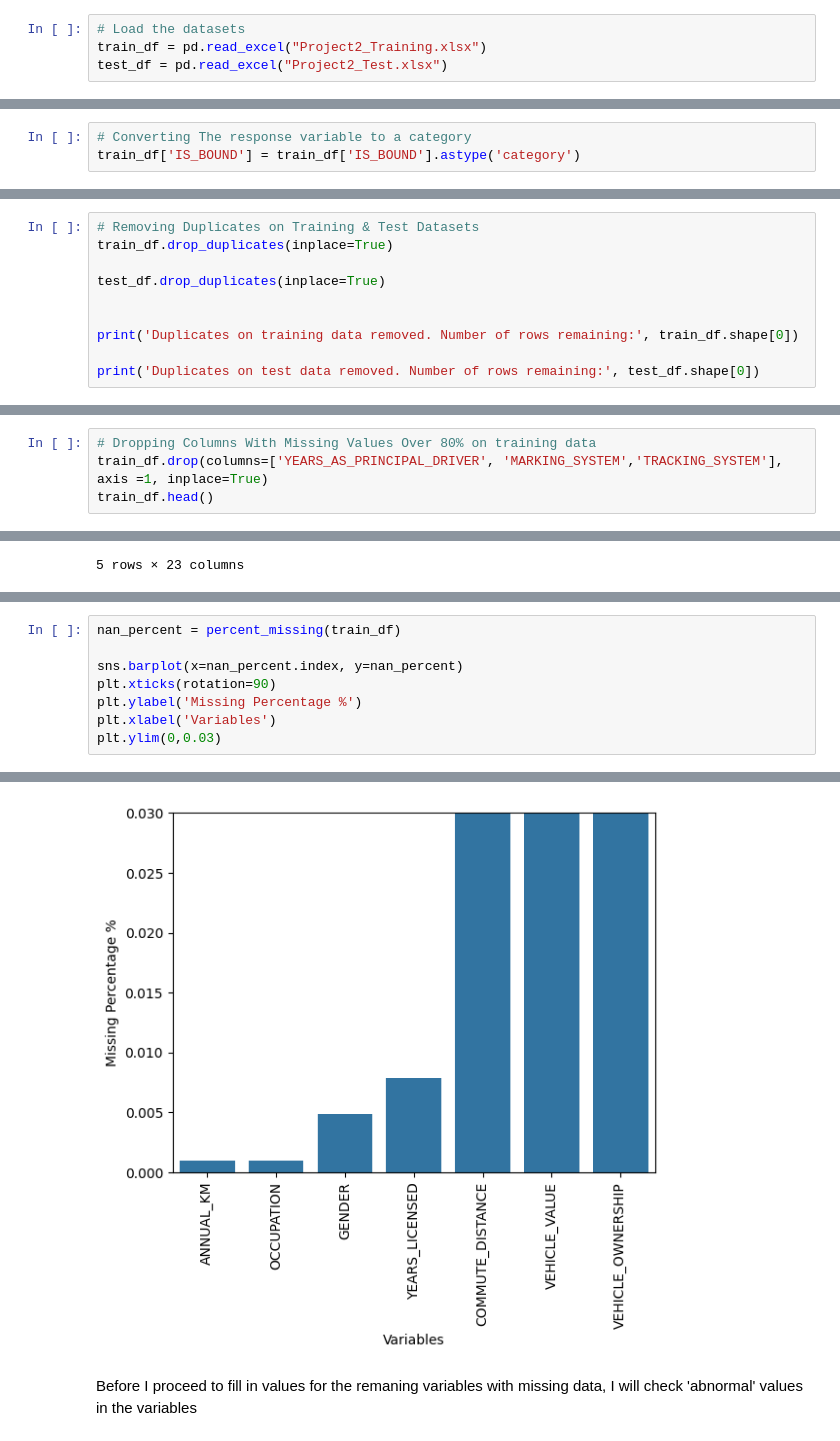
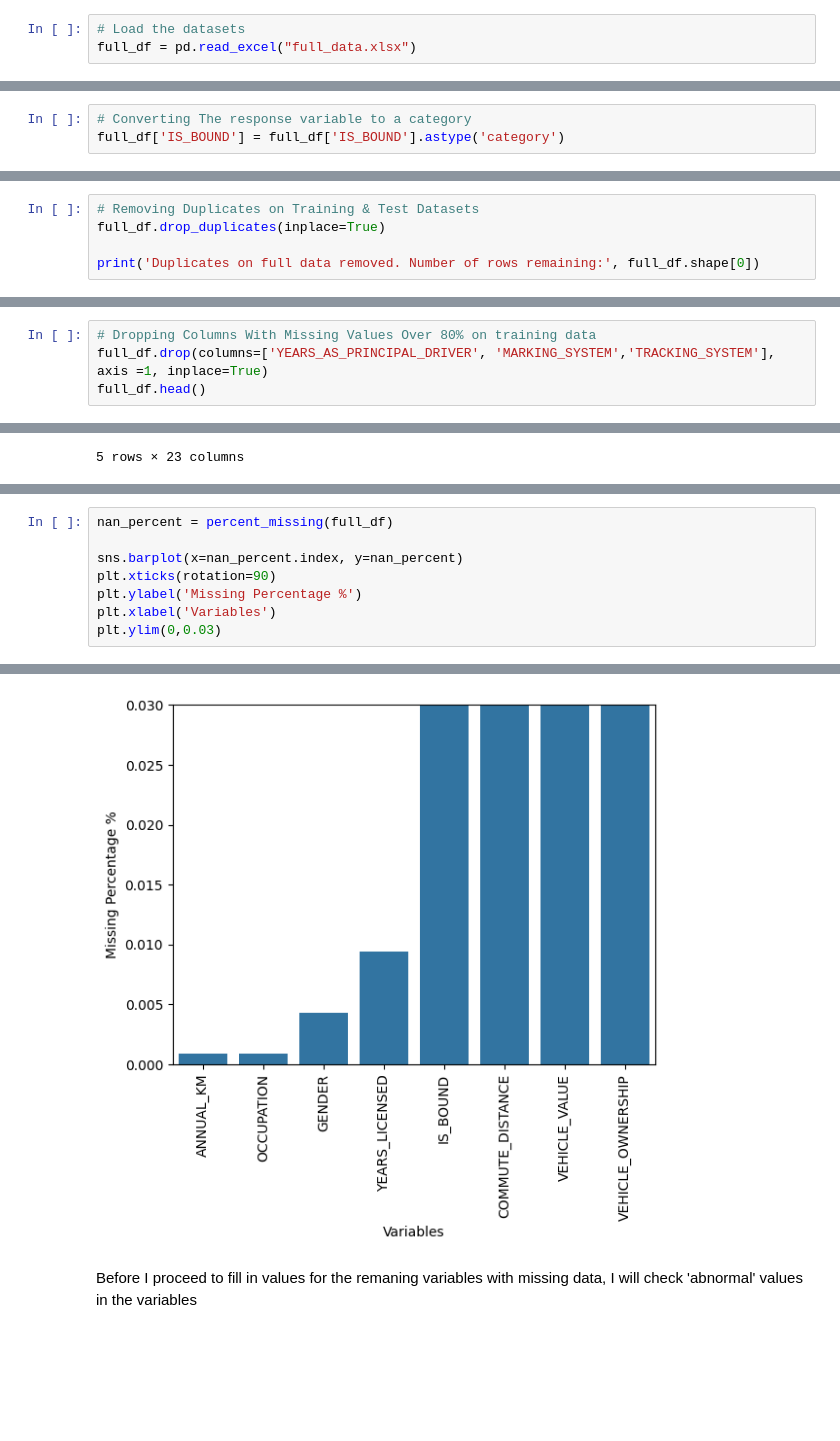
Before and after one commit to stephanieajah/6100-Project-Two, a Jupyter notebook: Insurance_Purchase_Prediction_Model.ipynb, the cells around one changed output, grey strips where cells are left out. Drawn from its saved outputs; the diff is of its cells as text; blank space fills up the shorter version.

Commit message:
clean on full data

```diff
--- a/Insurance_Purchase_Prediction_Model.ipynb
+++ b/Insurance_Purchase_Prediction_Model.ipynb
@@ -35,7 +35,6 @@ Saving Project2_Test.xlsx to Project2_Test.xlsx
 Saving Project2_Training.xlsx to Project2_Training.xlsx
 # %%
 # Load the datasets
-train_df = pd.read_excel("Project2_Training.xlsx")
-test_df = pd.read_excel("Project2_Test.xlsx")
+full_df = pd.read_excel("full_data.xlsx")
 # %%
 # Display the first few rows of each dataset
@@ -85,3 +81,3 @@ memory usage: 3.0+ MB
 # %%
 # Converting The response variable to a category
-train_df['IS_BOUND'] = train_df['IS_BOUND'].astype('category')
+full_df['IS_BOUND'] = full_df['IS_BOUND'].astype('category')
@@ -144,11 +130,6 @@ duplicated_train_rows
 # %%
 # Removing Duplicates on Training & Test Datasets
-train_df.drop_duplicates(inplace=True)
+full_df.drop_duplicates(inplace=True)
 
-test_df.drop_duplicates(inplace=True)
-
-
-print('Duplicates on training data removed. Number of rows remaining:', train_df.shape[0])
-
-print('Duplicates on test data removed. Number of rows remaining:', test_df.shape[0])
+print('Duplicates on full data removed. Number of rows remaining:', full_df.shape[0])
 # %% [output]
@@ -178,8 +158,8 @@ show_percent_missing(train_df)
 Over 80% of values missing for 'years as principal driver', 'marking system' and 'tracking system'. These variables will be dropped and the remaining columns with missing values will be handled on a case by case situation
 # %%
 # Dropping Columns With Missing Values Over 80% on training data
-train_df.drop(columns=['YEARS_AS_PRINCIPAL_DRIVER', 'MARKING_SYSTEM','TRACKING_SYSTEM'], axis =1, inplace=True)
-train_df.head()
+full_df.drop(columns=['YEARS_AS_PRINCIPAL_DRIVER', 'MARKING_SYSTEM','TRACKING_SYSTEM'], axis =1, inplace=True)
+full_df.head()
 # %% [output]
 |  | QUOTEDATE | VEHICLEYEAR | VEHICLEMAKE | VEHICLEMODEL | ANNUAL_KM | COMMUTE_DISTANCE | VEHICLE_OWNERSHIP | ... |
 | 0 | 2016-01-02 | 2006 | VOLKSWAGEN | JETTA 2.5 4P | 10000.0 | NaN | Owned | ... |
@@ -195,14 +175,14 @@ show_percent_missing(train_df)
 # %%
-nan_percent = percent_missing(train_df)
+nan_percent = percent_missing(full_df)
 
 sns.barplot(x=nan_percent.index, y=nan_percent)
 plt.xticks(rotation=90)
 plt.ylabel('Missing Percentage %')
 plt.xlabel('Variables')
 plt.ylim(0,0.03)
 # %% [output]
 (0.0, 0.03)
-[figure, old version]
+[figure, new version]
 # %% [markdown]
 Before I proceed to fill in values for the remaning variables with missing data, I will check 'abnormal' values in the variables
 # %%
```
Also changed, not shown: parts of 15 cells of this notebook, 1 other file.
